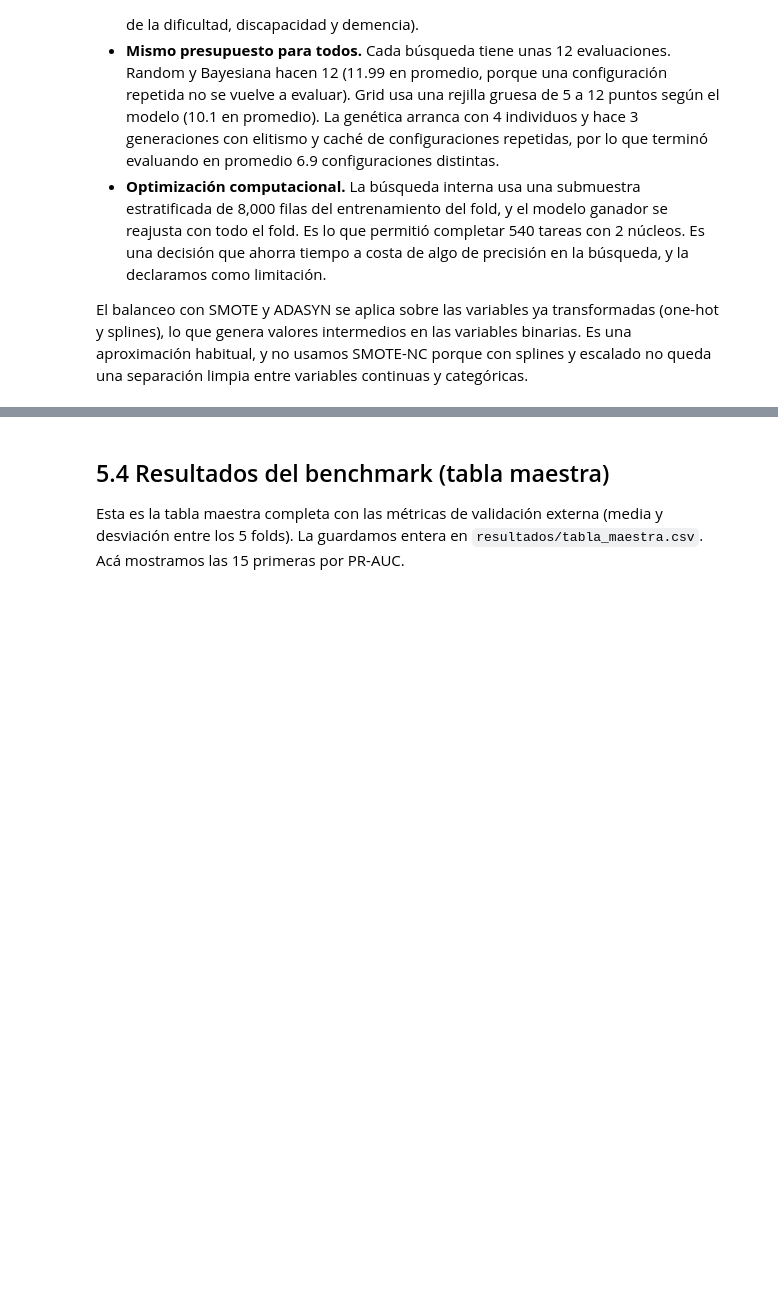
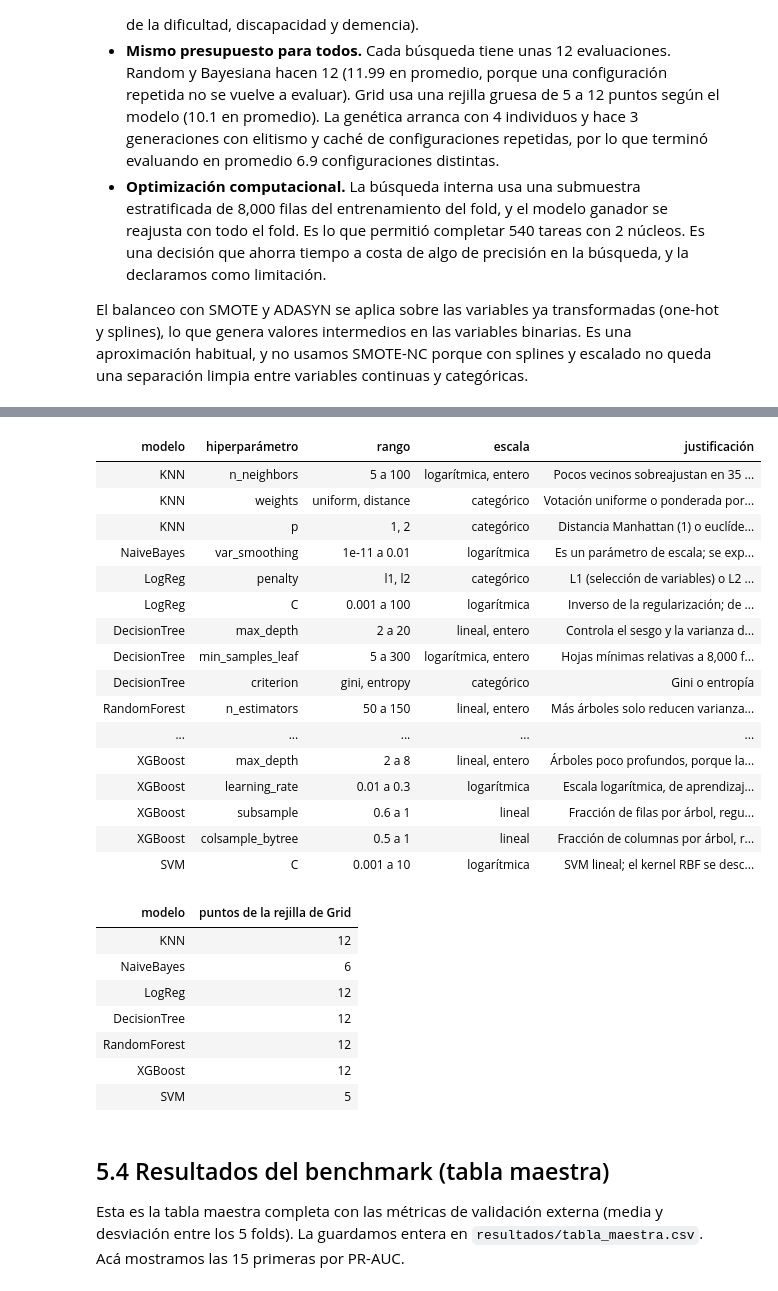
Before and after one commit to Ghuguetb/Proyecto-de-investigacion-ML-DCS, a Jupyter notebook: notebooks/05_benchmark.ipynb, the cells around one changed output, grey strips where cells are left out. Cells and saved outputs as stored; diff of their text form; code cells hidden in the pictures; blank space fills up the shorter version.

```diff
--- a/notebooks/05_benchmark.ipynb
+++ b/notebooks/05_benchmark.ipynb
@@ -80,3 +92,63 @@ El balanceo con SMOTE y ADASYN se aplica sobre las variables ya transformadas (o
+# %%
+import sys; sys.path.insert(0, str(RAIZ))
+from sklearn.model_selection import ParameterGrid
+from src import benchmark as B
+razon = {
+    ("KNN", "n_neighbors"): "Pocos vecinos sobreajustan en 35 dimensiones; 100 cubre la regla de la raíz de n (unos 89 con 8,000 filas)",
+    ("KNN", "weights"): "Votación uniforme o ponderada por distancia",
+    ("KNN", "p"): "Distancia Manhattan (1) o euclídea (2)",
+    ("NaiveBayes", "var_smoothing"): "Es un parámetro de escala; se exploran 9 órdenes de magnitud alrededor del valor por defecto (1e-9)",
+    ("LogReg", "penalty"): "L1 (selección de variables) o L2 (encogimiento)",
+    ("LogReg", "C"): "Inverso de la regularización; de muy regularizado (0.001) a casi sin regularizar (100)",
+    ("DecisionTree", "max_depth"): "Controla el sesgo y la varianza del árbol",
+    ("DecisionTree", "min_samples_leaf"): "Hojas mínimas relativas a 8,000 filas; evita hojas con pocos casos",
+    ("DecisionTree", "criterion"): "Gini o entropía",
+    ("RandomForest", "n_estimators"): "Más árboles solo reducen varianza y suben el costo, por eso el rango es corto",
+    ("RandomForest", "max_depth"): "Profundidad moderada para limitar el sobreajuste",
+    ("RandomForest", "min_samples_leaf"): "Hojas mínimas, en escala logarítmica",
+    ("RandomForest", "max_features"): "Variables por división, raíz o logaritmo del total",
+    ("XGBoost", "n_estimators"): "Rango corto por costo; se compensa con la tasa de aprendizaje",
+    ("XGBoost", "max_depth"): "Árboles poco profundos, porque las interacciones entre estas 14 variables son débiles",
+    ("XGBoost", "learning_rate"): "Escala logarítmica, de aprendizaje lento a rápido",
+    ("XGBoost", "subsample"): "Fracción de filas por árbol, regulariza",
+    ("XGBoost", "colsample_bytree"): "Fracción de columnas por árbol, regulariza",
+    ("SVM", "C"): "SVM lineal; el kernel RBF se descartó por su costo de n al cuadrado medido en 5.6",
+}
+filas = []
+for m, esp in B.ESPACIOS.items():
+    for h, spec in esp.items():
+        if spec[0] == "cat": rango, esc = ", ".join(map(str, spec[1])), "categórico"
+        else: rango, esc = f"{spec[1]:g} a {spec[2]:g}", ("logarítmica" if spec[3] else "lineal") + (", entero" if spec[0] == "int" else "")
+        filas.append({"modelo": m, "hiperparámetro": h, "rango": rango, "escala": esc, "justificación": razon[(m, h)]})
+espacios = pd.DataFrame(filas); display(espacios.style.hide(axis="index"))
+grid = pd.DataFrame({"modelo": list(B.REJILLAS), "puntos de la rejilla de Grid": [len(ParameterGrid(g)) for g in B.REJILLAS.values()]})
+display(grid.style.hide(axis="index"))
+# %% [output]
+| modelo | hiperparámetro | rango | escala | justificación |
+| KNN | n_neighbors | 5 a 100 | logarítmica, entero | Pocos vecinos sobreajustan en 35 ... |
+| KNN | weights | uniform, distance | categórico | Votación uniforme o ponderada por... |
+| KNN | p | 1, 2 | categórico | Distancia Manhattan (1) o euclíde... |
+| NaiveBayes | var_smoothing | 1e-11 a 0.01 | logarítmica | Es un parámetro de escala; se exp... |
+| LogReg | penalty | l1, l2 | categórico | L1 (selección de variables) o L2 ... |
+| LogReg | C | 0.001 a 100 | logarítmica | Inverso de la regularización; de ... |
+| DecisionTree | max_depth | 2 a 20 | lineal, entero | Controla el sesgo y la varianza d... |
+| DecisionTree | min_samples_leaf | 5 a 300 | logarítmica, entero | Hojas mínimas relativas a 8,000 f... |
+| DecisionTree | criterion | gini, entropy | categórico | Gini o entropía |
+| RandomForest | n_estimators | 50 a 150 | lineal, entero | Más árboles solo reducen varianza... |
+| ... | ... | ... | ... | ... |
+| XGBoost | max_depth | 2 a 8 | lineal, entero | Árboles poco profundos, porque la... |
+| XGBoost | learning_rate | 0.01 a 0.3 | logarítmica | Escala logarítmica, de aprendizaj... |
+| XGBoost | subsample | 0.6 a 1 | lineal | Fracción de filas por árbol, regu... |
+| XGBoost | colsample_bytree | 0.5 a 1 | lineal | Fracción de columnas por árbol, r... |
+| SVM | C | 0.001 a 10 | logarítmica | SVM lineal; el kernel RBF se desc... |
+| modelo | puntos de la rejilla de Grid |
+| KNN | 12 |
+| NaiveBayes | 6 |
+| LogReg | 12 |
+| DecisionTree | 12 |
+| RandomForest | 12 |
+| XGBoost | 12 |
+| SVM | 5 |
 # %% [markdown]
 ## 5.4 Resultados del benchmark (tabla maestra)
 
```
Also changed, not shown: parts of 5 cells of this notebook, 9 other files.
